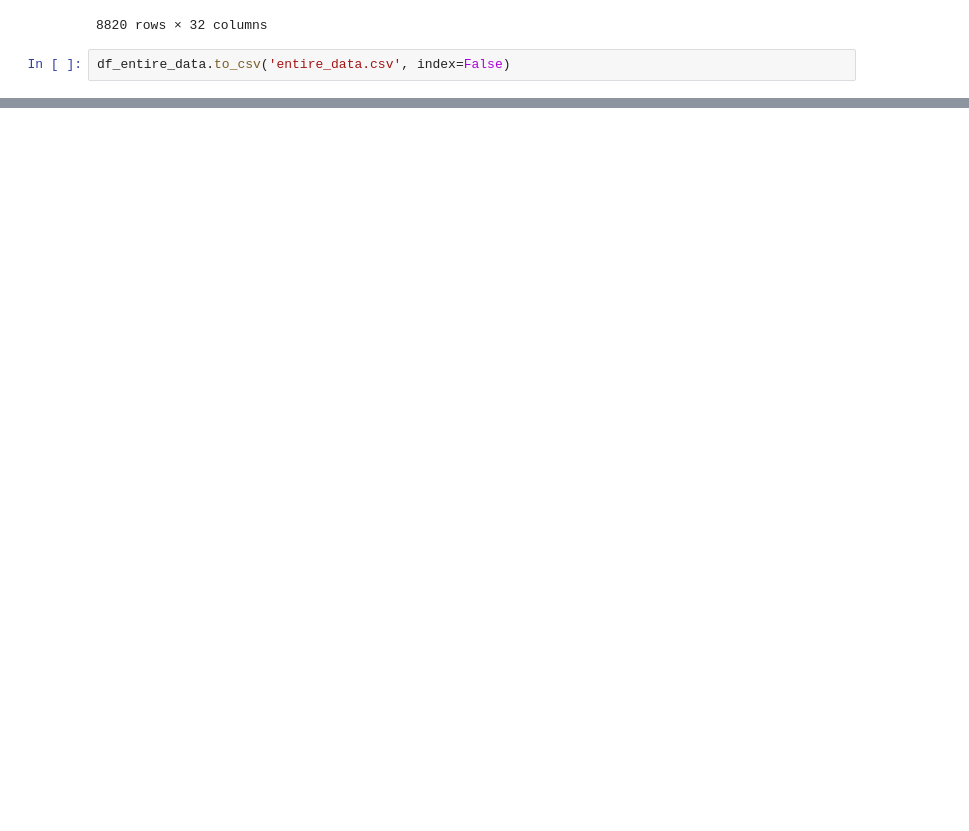
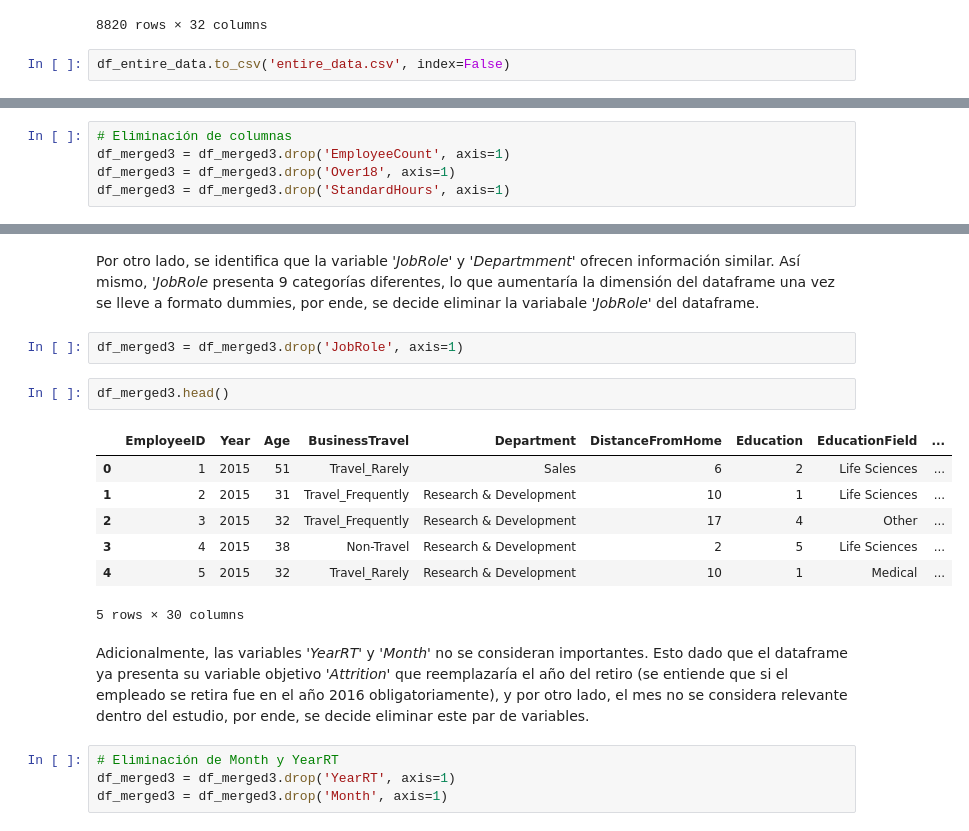
Before and after one commit to SantiRestrepoOlarte/ML_HumanResources, a Jupyter notebook: b_preprocesamiento.ipynb, the cells around one changed output, grey strips where cells are left out. Saved outputs shown, nothing was run; the diff lists cells and outputs as text; blank space fills up the shorter version.

```diff
--- a/b_preprocesamiento.ipynb
+++ b/b_preprocesamiento.ipynb
@@ -536,0 +622,5 @@ df_entire_data.to_csv('entire_data.csv', index=False)
+# %%
+# Eliminación de columnas
+df_merged3 = df_merged3.drop('EmployeeCount', axis=1)
+df_merged3 = df_merged3.drop('Over18', axis=1)
+df_merged3 = df_merged3.drop('StandardHours', axis=1)
@@ -536,0 +671,20 @@ df_entire_data.to_csv('entire_data.csv', index=False)
+# %% [markdown]
+Por otro lado, se identifica que la variable *'JobRole'* y *'Departmment'* ofrecen información similar. Así mismo, *'JobRole* presenta 9 categorías diferentes, lo que aumentaría la dimensión del dataframe una vez se lleve a formato dummies, por ende, se decide eliminar la variabale *'JobRole'* del dataframe.
+# %%
+df_merged3 = df_merged3.drop('JobRole', axis=1)
+# %%
+df_merged3.head()
+# %% [output]
+|  | EmployeeID | Year | Age | BusinessTravel | Department | DistanceFromHome | Education | EducationField | ... |
+| 0 | 1 | 2015 | 51 | Travel_Rarely | Sales | 6 | 2 | Life Sciences | ... |
+| 1 | 2 | 2015 | 31 | Travel_Frequently | Research & Development | 10 | 1 | Life Sciences | ... |
+| 2 | 3 | 2015 | 32 | Travel_Frequently | Research & Development | 17 | 4 | Other | ... |
+| 3 | 4 | 2015 | 38 | Non-Travel | Research & Development | 2 | 5 | Life Sciences | ... |
+| 4 | 5 | 2015 | 32 | Travel_Rarely | Research & Development | 10 | 1 | Medical | ... |
+5 rows × 30 columns
+# %% [markdown]
+Adicionalmente, las variables *'YearRT'* y *'Month'* no se consideran importantes. Esto dado que el dataframe ya presenta su variable objetivo *'Attrition'* que reemplazaría el año del retiro (se entiende que si el empleado se retira fue en el año 2016 obligatoriamente), y por otro lado, el mes no se considera relevante dentro del estudio, por ende, se decide eliminar este par de variables.
+# %%
+# Eliminación de Month y YearRT
+df_merged3 = df_merged3.drop('YearRT', axis=1)
+df_merged3 = df_merged3.drop('Month', axis=1)
```
Also changed, not shown: parts of 46 cells of this notebook, 1 other file.
